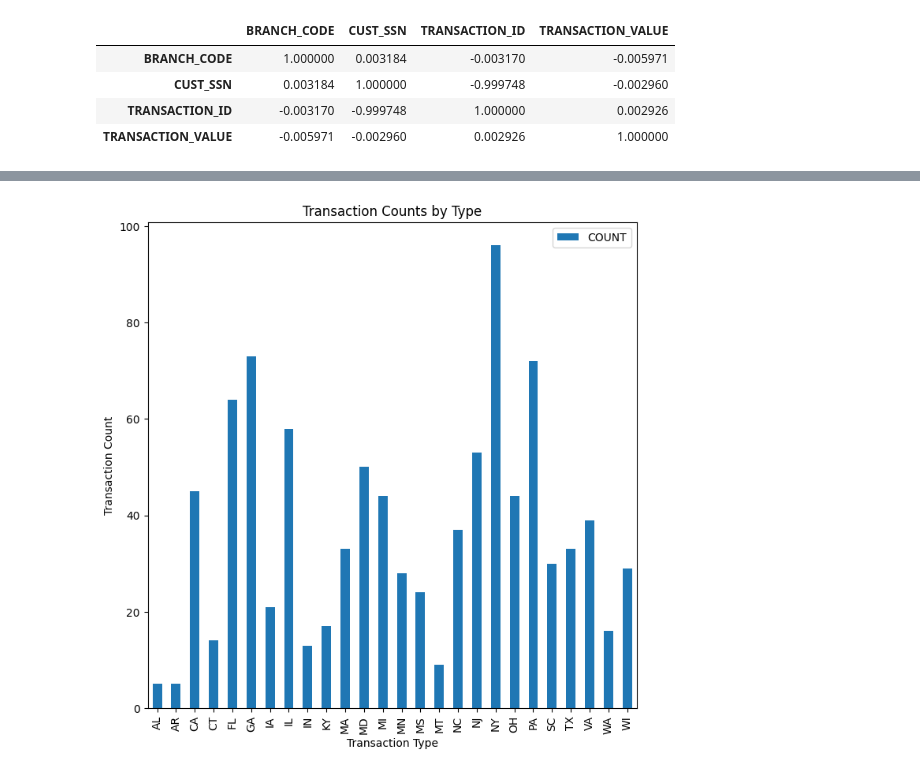
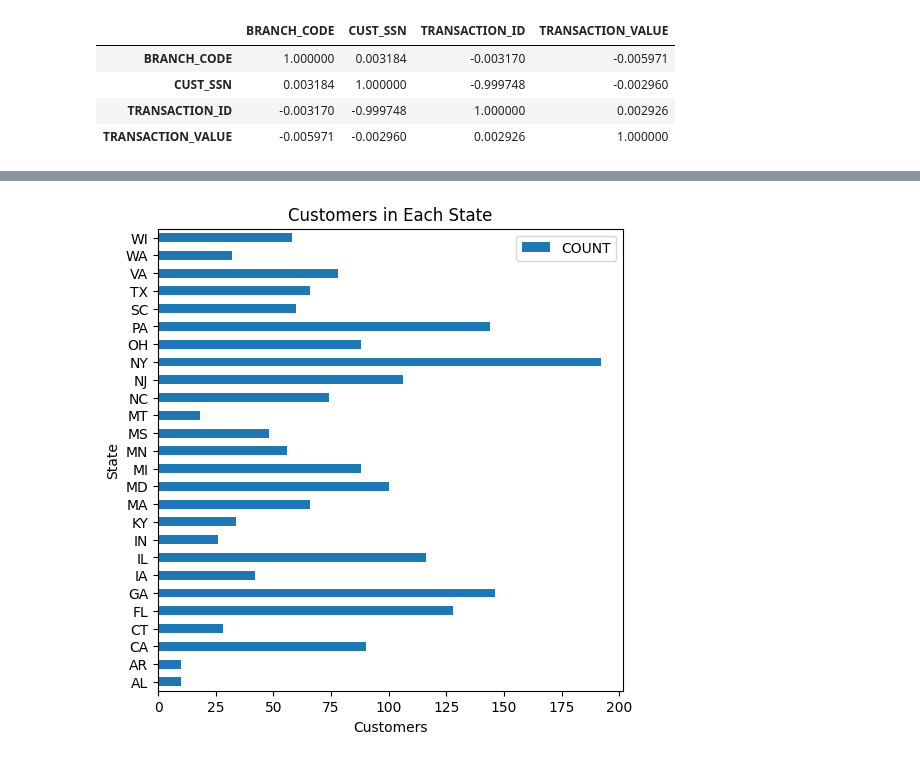
Before and after one commit to Mary-Dayana/Capstone, a Jupyter notebook: 3_visualization_Files.ipynb, the cells around one changed output, grey strips where cells are left out. Cells and saved outputs as stored; diff of their text form; code cells hidden in the pictures.

```diff
--- a/3_visualization_Files.ipynb
+++ b/3_visualization_Files.ipynb
@@ -70,25 +72,40 @@ plt.show()
 # %%
 # 3.2 - Find and plot which state has a high number of customers.
 
 import pandas as pd
 import matplotlib.pyplot as plt
 
-# Read the transaction data from a json file
-df_cust = pd.read_json(r'C:\Users\Learner_XZHCG217\Desktop\TEK-Dataengineering\Git\Capstone\files\cdw_sapp_custmer.json', lines = True)
+# Read the data from the database
 
-df_customers = df_cust[['CUST_STATE']].groupby(df_cust['CUST_STATE']).count()
+sp_custVisual = spark.read.format("jdbc") \
+  .option("url", "jdbc:mysql://localhost:3306/creditcard_capstone") \
+  .option("dbtable", "cdw_sapp_customer") \
+  .option("user", "root") \
+  .option("password", "password") \
+  .load()
+
+# show dataframe
+# sp_custVisual.show(1)
+
+# Convert Spark dataframe to Pandas Dataframe
+pd_custVisual = sp_custVisual.toPandas()
+
+# Display last 5 rows in pandas dataframe
+pd_credVisual.tail()
+
+df_customers = pd_custVisual[['CUST_STATE']].groupby(pd_custVisual['CUST_STATE']).count()
 df_customers.rename(columns = {'CUST_STATE':'COUNT'}, inplace = True)
 
 df_customers.reset_index(inplace=True)
 df_customers
 
-df_customers.plot(kind='bar', x='CUST_STATE', y='COUNT', figsize=(8,8))
-plt.title('Transaction Counts by Type')
-plt.xlabel('Transaction Type')
-plt.ylabel('Transaction Count')
+df_customers.plot(kind='barh', x='CUST_STATE', y='COUNT', figsize=(6,6))
+plt.title('Customers in Each State')
+plt.xlabel('Customers')
+plt.ylabel('State')
 plt.show()
 # %% [output]
-[figure, old version]
+[figure, new version]
 # %%
 # 3.3 - Find and plot the sum of all transactions for each customer, and which customer has the highest transaction amount.
 # hint(use CUST_SSN).
```
Also changed, not shown: parts of 2 cells of this notebook, 9 other files.
